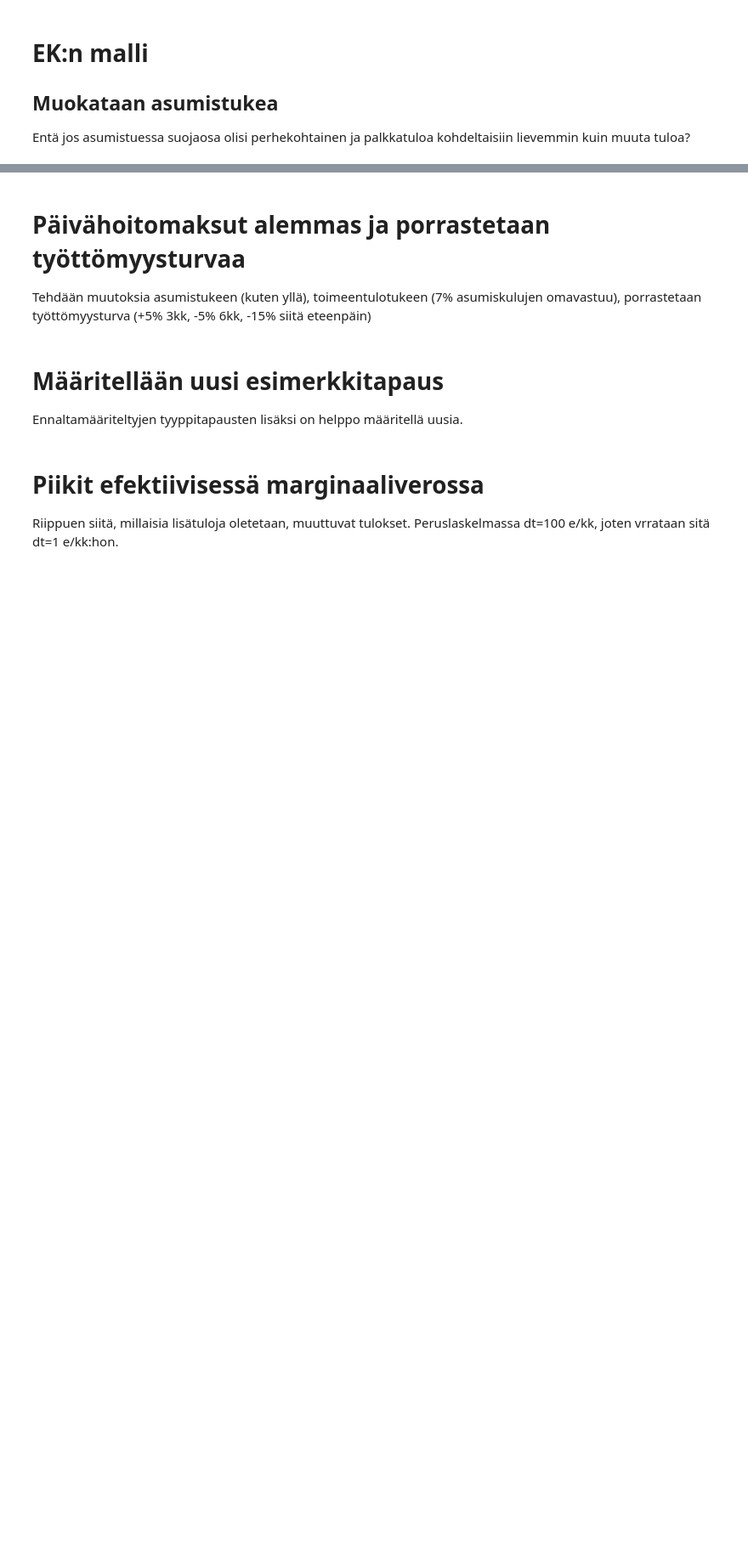
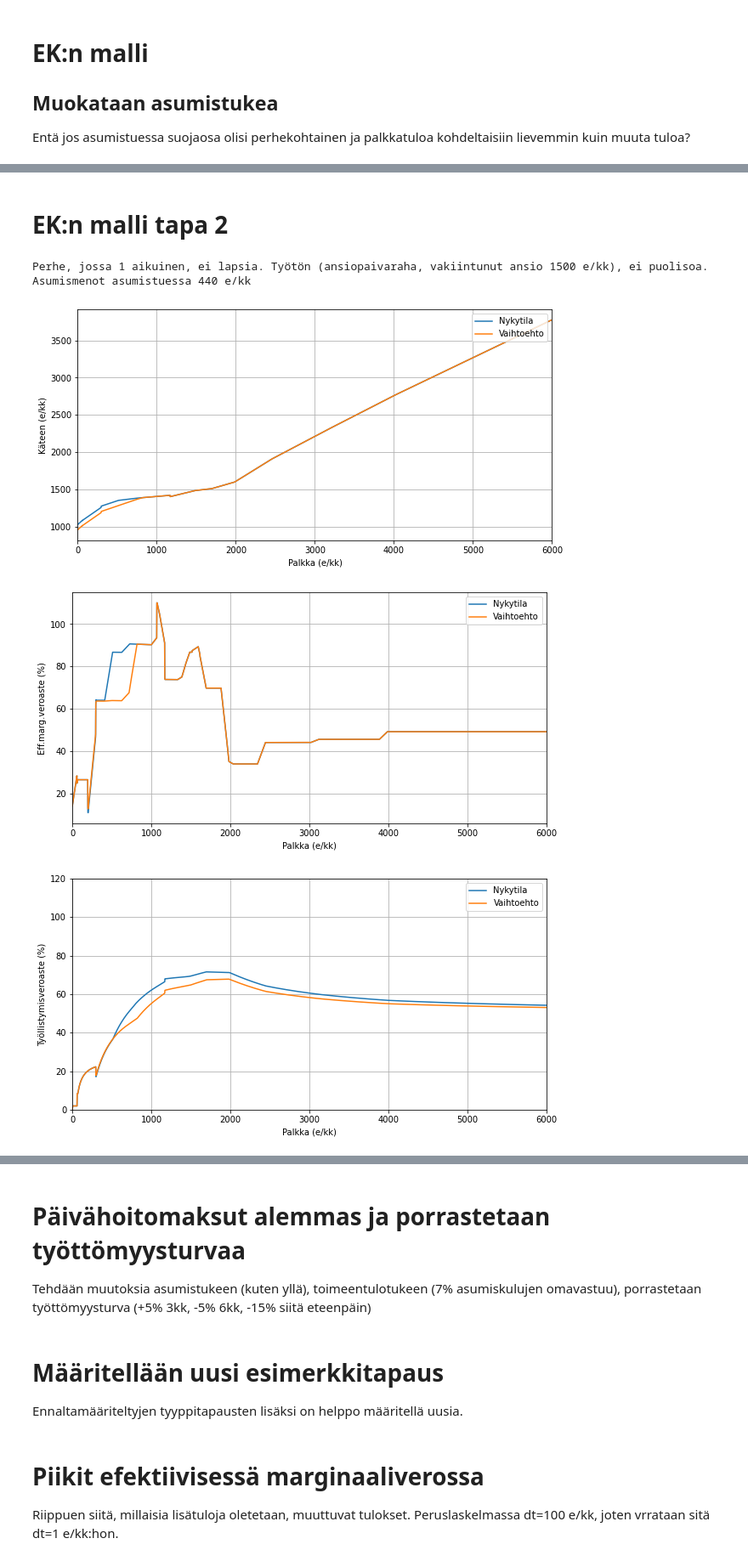
Before and after one commit to ajtanskanen/benefits, a Jupyter notebook: kannusteet laskelmia.ipynb, the cells around one changed output, grey strips where cells are left out. Shown at 85% size. Drawn from its saved outputs; the diff is of its cells as text; code cells hidden in the pictures; blank space fills up the shorter version.

```diff
--- a/kannusteet laskelmia.ipynb
+++ b/kannusteet laskelmia.ipynb
@@ -151,0 +183,21 @@ _,_,_=tuki.laske_ja_plottaa(p,basenetto=basenetto,baseeff=baseeff,basetva=basetv
+# %% [markdown]
+# EK:n malli tapa 2
+# %%
+# reset baseline
+perhetyyppi=15
+p,selite=fin_benefits.perheparametrit(perhetyyppi=perhetyyppi,tulosta=True)
+ben=fin_benefits.Benefits(language='English',year=2018)
+# %% [output]
+Perhe, jossa 1 aikuinen, ei lapsia. Työtön (ansiopaivaraha, vakiintunut ansio 1500 e/kk), ei puolisoa. Asumismenot asumistuessa 440 e/kk
+# %%
+# Haetaan luokka, johon on toteutettu EK:n malli
+ektuki=fin_benefits.BenefitsEK()
+p['tyottomyyden_kesto']=200
+basenetto,baseeff,basetva,baseostva=ben.laske_ja_plottaa(p,plottaa=False)
+
+# ja lasketaan & plotataan tulokset
+_,_,_,_=ektuki.laske_ja_plottaa(p,basenetto=basenetto,baseeff=baseeff,basetva=basetva)
+# %% [output]
+[figure, added]
+[figure, added]
+[figure, added]
```
Also changed, not shown: parts of 9 cells of this notebook, 5 other files.
